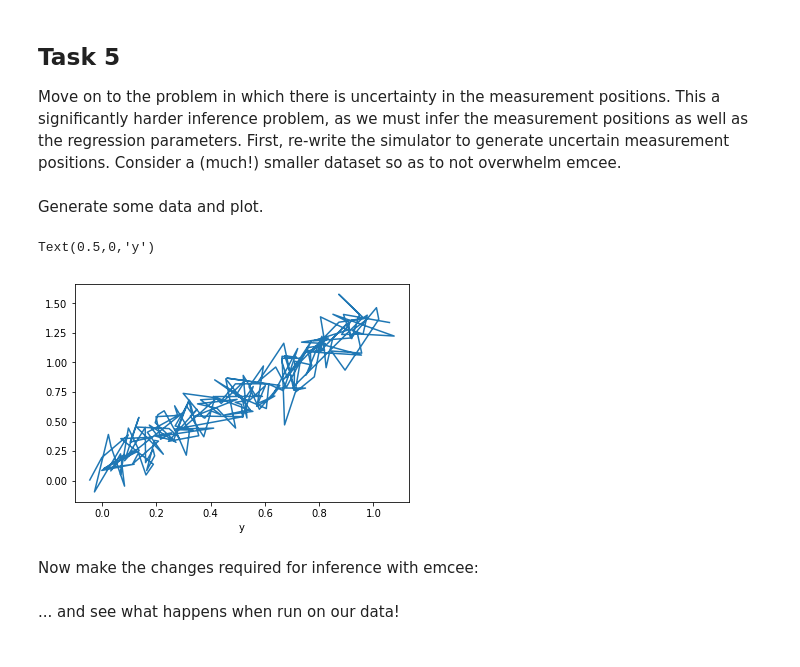
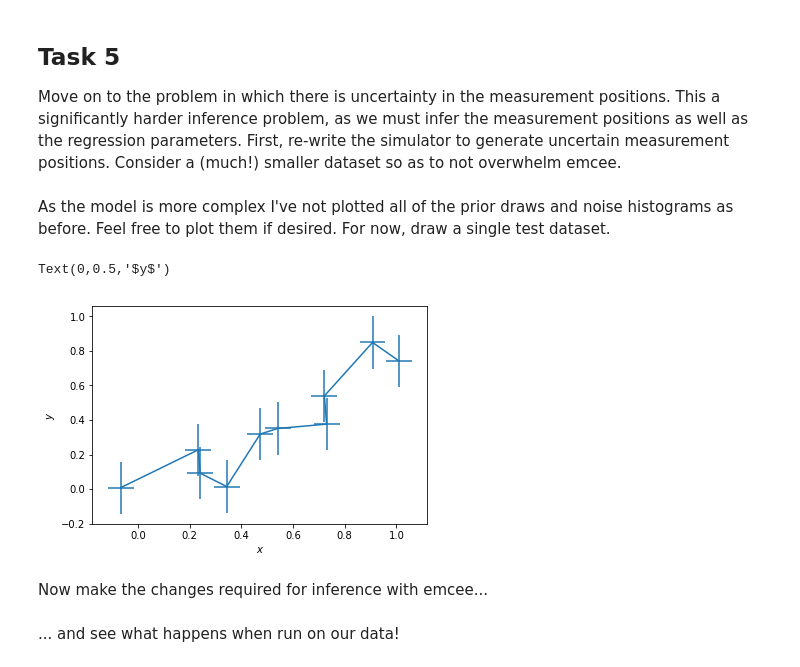
Before and after one commit to sfeeney/ahw19, a Jupyter notebook: ahw_complete.ipynb, the cells around one changed output. Cells and saved outputs as stored; diff of their text form; code cells hidden in the pictures.

```diff
--- a/ahw_complete.ipynb
+++ b/ahw_complete.ipynb
@@ -546,20 +546,19 @@ def simulator_nvx(mu_x, sig_x, sig_noise_x, mu_slope, sig_slope, mu_intcpt, sig_
     y = sample_data_nvx(pars, sig_noise_x)
 
     return [pars, y]
-# %% [markdown]
-Generate some data and plot.
+# %% [markdown]
+As the model is more complex I've not plotted all of the prior draws and noise histograms as before. Feel free to plot them if desired. For now, draw a single test dataset.
 # %%
 pars_nvx, y_nvx = simulator_nvx(mu_x, sig_x, sig_noise_x, mu_slope, sig_slope, mu_intcpt, sig_intcpt, \
                                 shape_var_noise, scale_var_noise)
-mp.plot(y_nvx[0: n_x], y_nvx[n_x:])
-#mp.errorbar(x, y, yerr=pars_nvx[n_x + 2], xerr=sig_noise_x)
-mp.xlabel('x')
-mp.xlabel('y')
+mp.errorbar(y_nvx[0: n_x], y_nvx[n_x:], yerr=np.sqrt(pars_nvx[n_x + 2]), xerr=sig_noise_x)
+mp.xlabel('$x$')
+mp.ylabel('$y$')
 # %% [output]
-Text(0.5,0,'y')
+Text(0,0.5,'$y$')
-[figure, old version]
+[figure, new version]
 # %% [markdown]
-Now make the changes required for inference with emcee:
+Now make the changes required for inference with emcee...
 # %%
 def ln_like_nvx(pars_x, pars_reg, y_x, y_reg, sig_noise_x):
 
```
Also changed, not shown: parts of 27 cells of this notebook.
